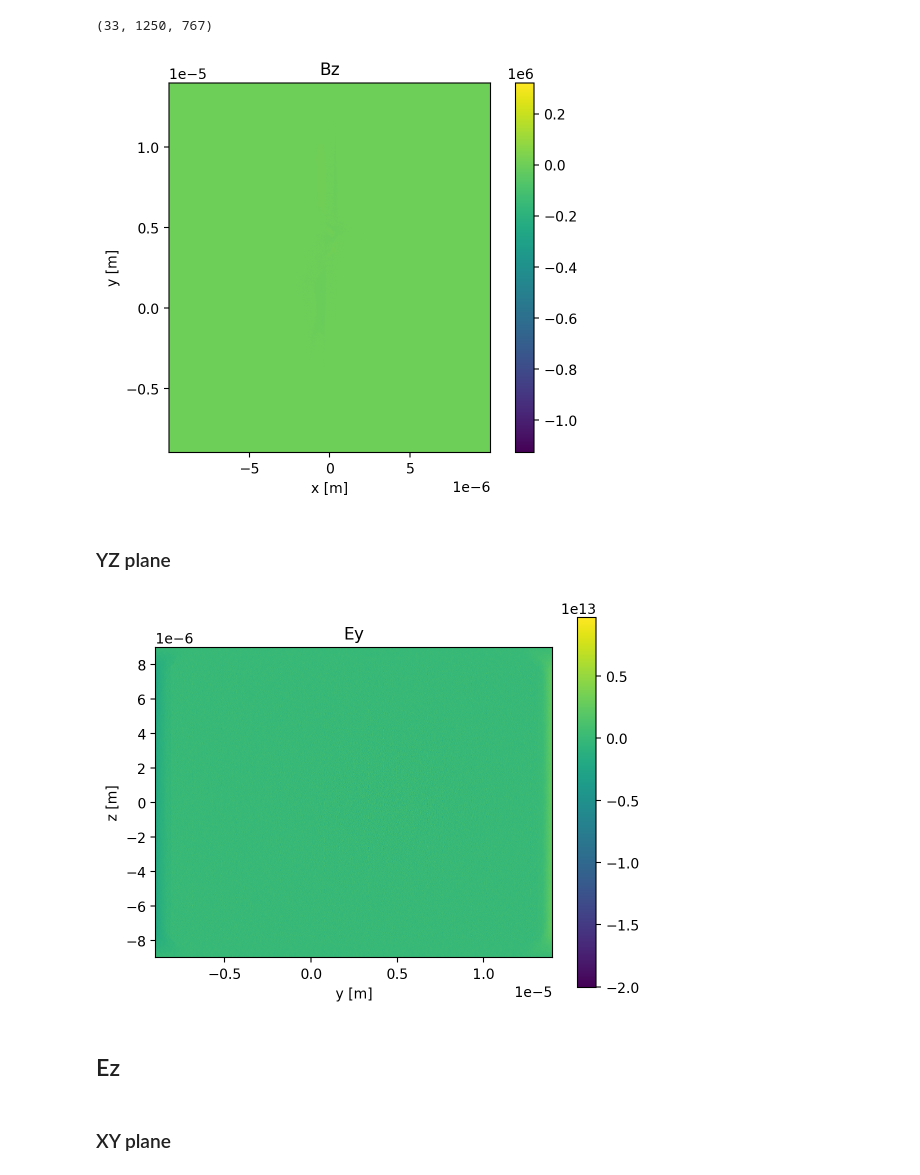
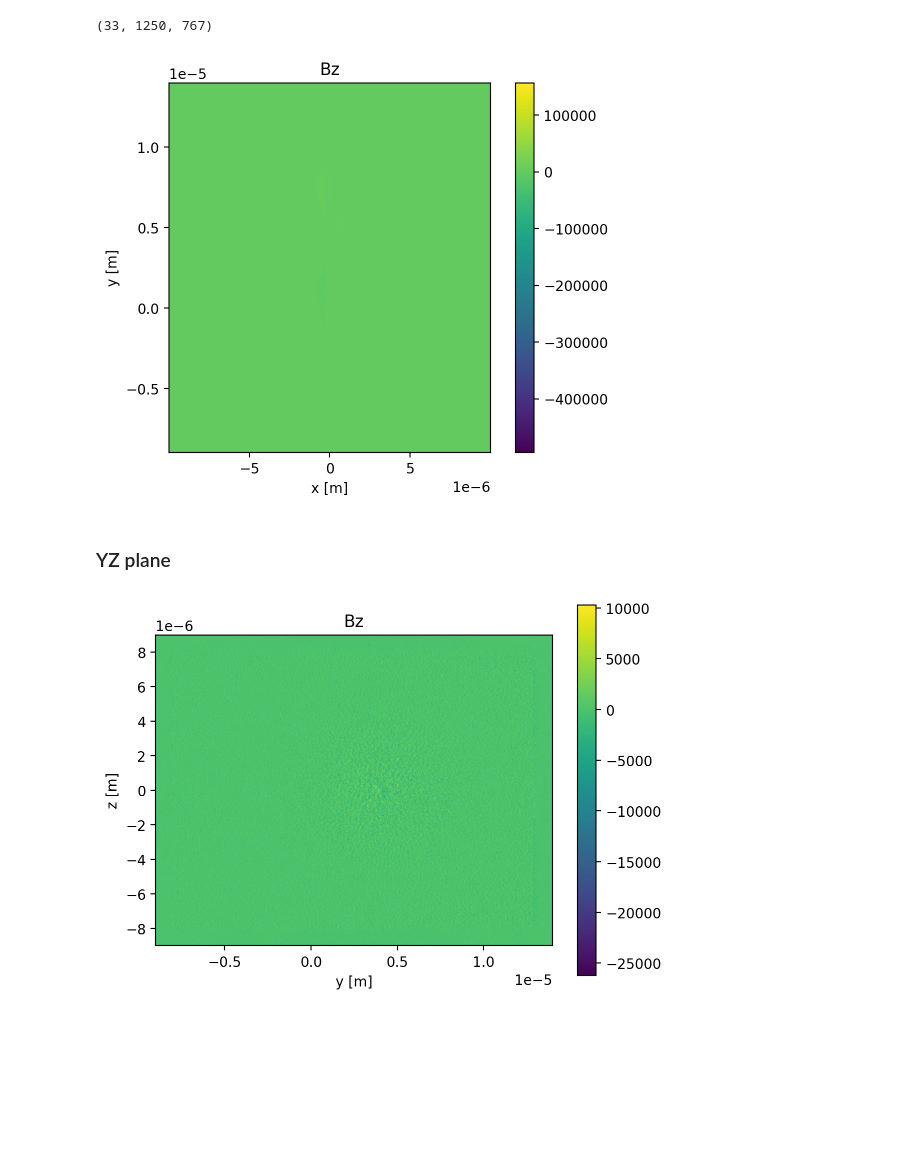
Before and after one commit to Wang-Zhongwei/EpochSims, a Jupyter notebook: analysis/3d/B_evolution.ipynb, the cells around one changed output. Drawn from its saved outputs; the diff is of its cells as text; code cells hidden in the pictures; blank space fills up the shorter version.

```diff
--- a/analysis/3d/B_evolution.ipynb
+++ b/analysis/3d/B_evolution.ipynb
@@ -8,6 +8,6 @@ from configs.config import *
 # %%
 # load grid data
 grid = np.load(
-    os.path.join(raw_data_path, "grid.npy"), allow_pickle=True
+    os.path.join(raw_data_folder, "grid.npy"), allow_pickle=True
 )
 x_array, y_array, z_array = grid
@@ -20,7 +18,7 @@ Y is the polarization direction
 ### XY plane
 # %%
 Bz_XY = np.load(
-    os.path.join(raw_data_path, "/Magnetic_Field_Bz_XY_0_321_10.npy"),
+    os.path.join(raw_data_folder, "Magnetic_Field_Bz_XY_0_321_10.npy"),
     allow_pickle=True,
 )
 # %%
@@ -30,14 +28,14 @@ Bz_XY.shape
 # %%
 # call animate_density and save animation
 extent = [x_array[0], x_array[-1], y_array[0], y_array[-1]]
 ani, ax = animate_field(Bz_XY, extent, log_scale=False)
 
 # set axes label
 ax.set_xlabel("x [m]")
 ax.set_ylabel("y [m]")
 ax.set_title(f"Bz")
-ani.save(f"./images/Bz_xy.mp4", fps=10, dpi=300)
+ani.save(os.path.join(media_folder, 'Bz_xy.mp4'), fps=10, dpi=300)
 # %% [output]
-[figure, old version]
+[figure, new version]
 # %% [markdown]
 ### YZ plane
@@ -49,16 +47,12 @@ Ey_YZ = np.load(
 # %%
 # call animate_density and save animation
 extent = [y_array[0], y_array[-1], z_array[0], z_array[-1]]
-ani, ax = animate_field(Ey_YZ, extent, log_scale=False)
+ani, ax = animate_field(Bz_YZ, extent, log_scale=False)
 
 # set axes label
 ax.set_xlabel("y [m]")
 ax.set_ylabel("z [m]")
-ax.set_title(f"Ey")
-ani.save(os.path.join(media_path, f"Ey_yz_log.gif"), fps=10, dpi=300)
+ax.set_title(f"Bz")
+ani.save(os.path.join(media_folder, f"Bz_yz_log.gif"), fps=10, dpi=300)
 # %% [output]
-[figure, old version]
+[figure, new version]
-# %% [markdown]
-## Ez
-# %% [markdown]
-### XY plane
```
Also changed, not shown: parts of 5 cells of this notebook, 14 other files.
